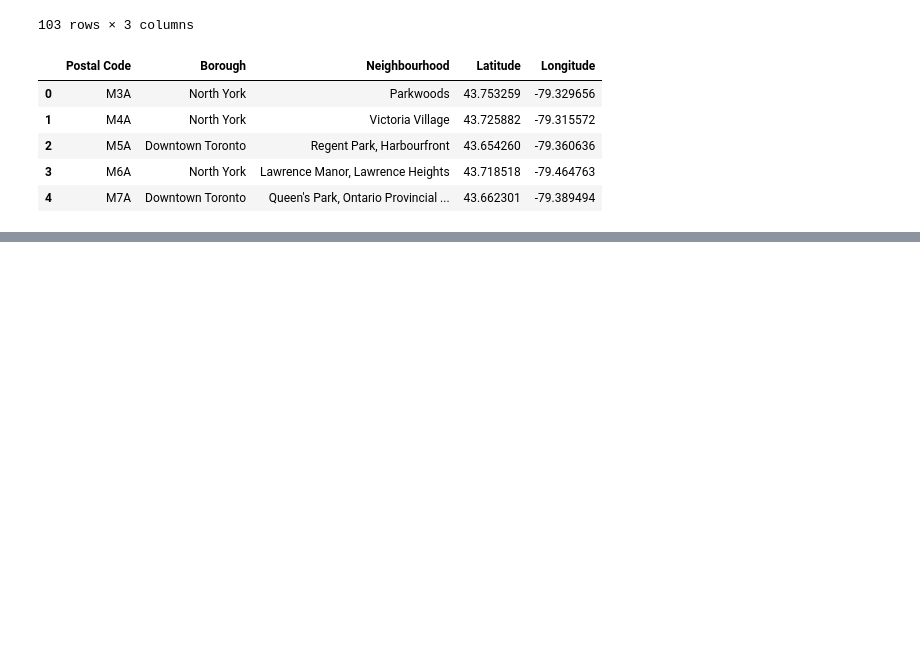
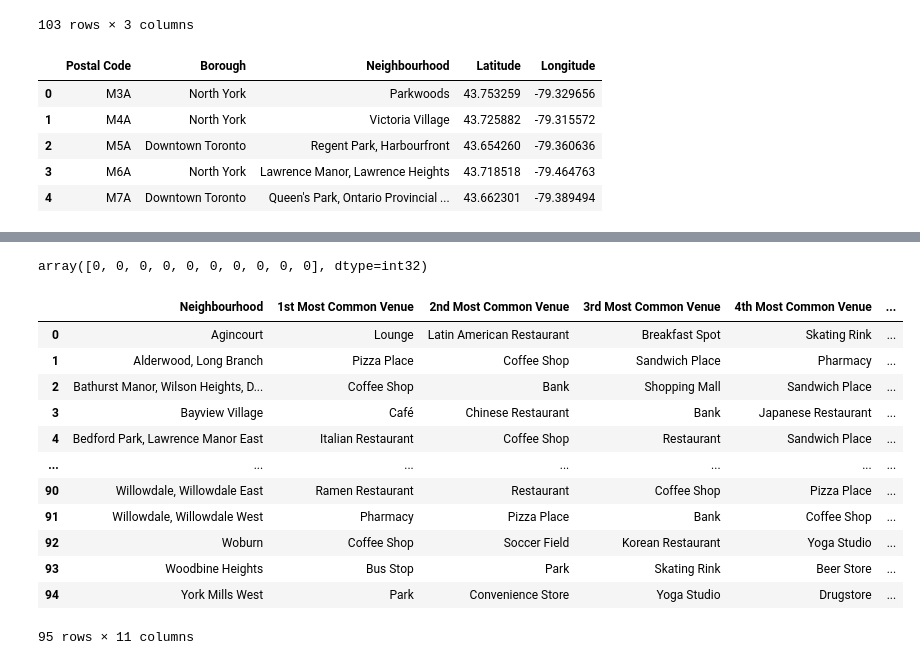
Before and after one commit to eugenetyzj/Coursera_Capstone, a Jupyter notebook: Segmenting and Clustering Neighborhoods in Toronto.ipynb, the cells around one changed output, grey strips where cells are left out. Saved outputs shown, nothing was run; the diff lists cells and outputs as text; code cells hidden in the pictures; blank space fills up the shorter version.

```diff
--- a/Segmenting and Clustering Neighborhoods in Toronto.ipynb
+++ b/Segmenting and Clustering Neighborhoods in Toronto.ipynb
@@ -69,0 +317,12 @@ df_merged.head()
+# %%
+# one hot encoding
+toronto_onehot = pd.get_dummies(toronto_venues[['Venue Category']], prefix="", prefix_sep="")
+
+# add neighborhood column back to dataframe
+toronto_onehot['Neighbourhood'] = toronto_venues['Neighbourhood']
+
+# move neighborhood column to the first column
+fixed_columns = [toronto_onehot.columns[-1]] + list(toronto_onehot.columns[:-1])
+toronto_onehot = toronto_onehot[fixed_columns]
+
+toronto_onehot.head()
@@ -69,0 +341,3 @@ df_merged.head()
+# %%
+toronto_grouped = toronto_onehot.groupby('Neighbourhood').mean().reset_index()
+toronto_grouped.head()
@@ -69,0 +352,28 @@ df_merged.head()
+# %%
+def return_most_common_venues(row, num_top_venues):
+    row_categories = row.iloc[1:]
+    row_categories_sorted = row_categories.sort_values(ascending=False)
+
+    return row_categories_sorted.index.values[0:num_top_venues]
+# %%
+import numpy as np
+num_top_venues = 10
+
+indicators = ['st', 'nd', 'rd']
+
+# create columns according to number of top venues
+columns = ['Neighbourhood']
+for ind in np.arange(num_top_venues):
+    try:
+        columns.append('{}{} Most Common Venue'.format(ind+1, indicators[ind]))
+    except:
+        columns.append('{}th Most Common Venue'.format(ind+1))
+
+# create a new dataframe
+neighborhoods_venues_sorted = pd.DataFrame(columns=columns)
+neighborhoods_venues_sorted['Neighbourhood'] = toronto_grouped['Neighbourhood']
+
+for ind in np.arange(toronto_grouped.shape[0]):
+    neighborhoods_venues_sorted.iloc[ind, 1:] = return_most_common_venues(toronto_grouped.iloc[ind, :], num_top_venues)
+
+neighborhoods_venues_sorted.head()
@@ -69,0 +387,32 @@ df_merged.head()
+# %%
+# import k-means from clustering stage
+from sklearn.cluster import KMeans
+
+# set number of clusters
+kclusters = 5
+
+toronto_grouped_clustering = toronto_grouped.drop('Neighbourhood', 1)
+
+# run k-means clustering
+kmeans = KMeans(n_clusters=kclusters, random_state=0).fit(toronto_grouped_clustering)
+
+# check cluster labels generated for each row in the dataframe
+kmeans.labels_[0:10]
+# %% [output]
+array([0, 0, 0, 0, 0, 0, 0, 0, 0, 0], dtype=int32)
+# %%
+neighborhoods_venues_sorted
+# %% [output]
+|  | Neighbourhood | 1st Most Common Venue | 2nd Most Common Venue | 3rd Most Common Venue | 4th Most Common Venue | ... |
+| 0 | Agincourt | Lounge | Latin American Restaurant | Breakfast Spot | Skating Rink | ... |
+| 1 | Alderwood, Long Branch | Pizza Place | Coffee Shop | Sandwich Place | Pharmacy | ... |
+| 2 | Bathurst Manor, Wilson Heights, D... | Coffee Shop | Bank | Shopping Mall | Sandwich Place | ... |
+| 3 | Bayview Village | Café | Chinese Restaurant | Bank | Japanese Restaurant | ... |
+| 4 | Bedford Park, Lawrence Manor East | Italian Restaurant | Coffee Shop | Restaurant | Sandwich Place | ... |
+| ... | ... | ... | ... | ... | ... | ... |
+| 90 | Willowdale, Willowdale East | Ramen Restaurant | Restaurant | Coffee Shop | Pizza Place | ... |
+| 91 | Willowdale, Willowdale West | Pharmacy | Pizza Place | Bank | Coffee Shop | ... |
+| 92 | Woburn | Coffee Shop | Soccer Field | Korean Restaurant | Yoga Studio | ... |
+| 93 | Woodbine Heights | Bus Stop | Park | Skating Rink | Beer Store | ... |
+| 94 | York Mills West | Park | Convenience Store | Yoga Studio | Drugstore | ... |
+95 rows × 11 columns
```
Also changed, not shown: parts of 25 cells of this notebook.
